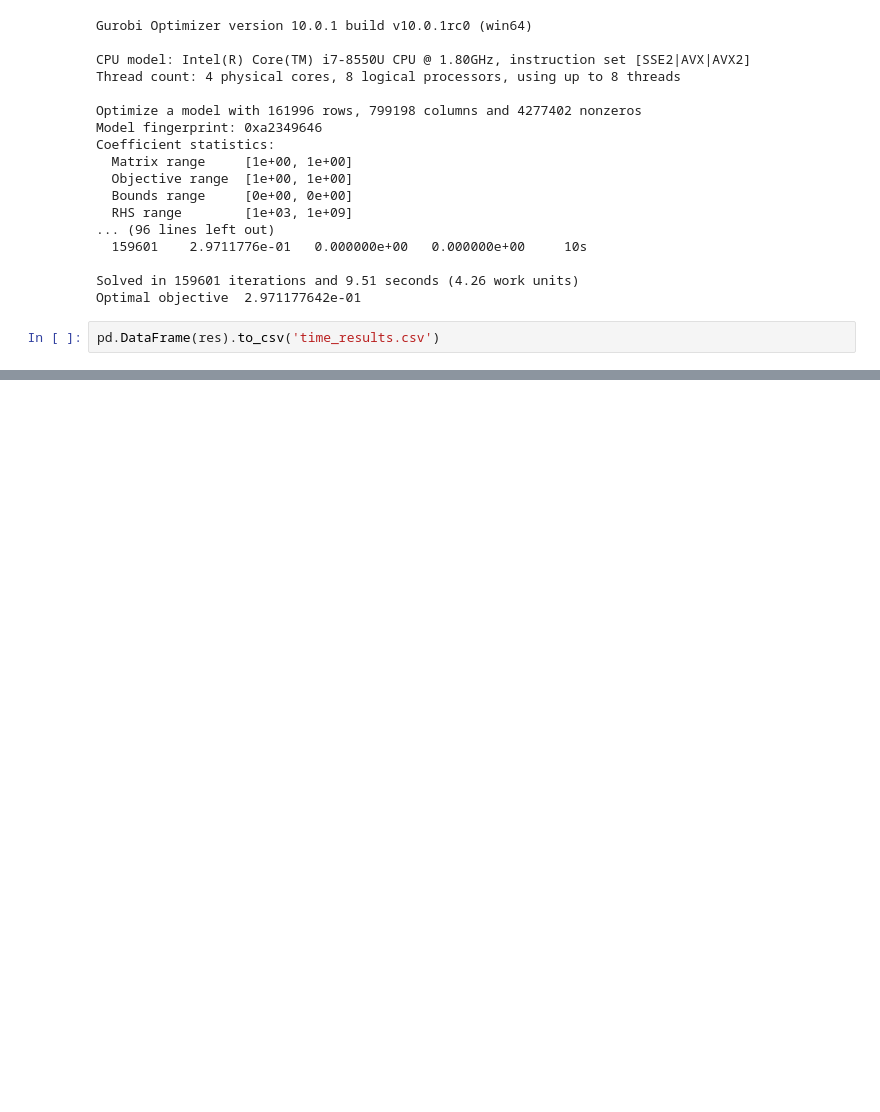
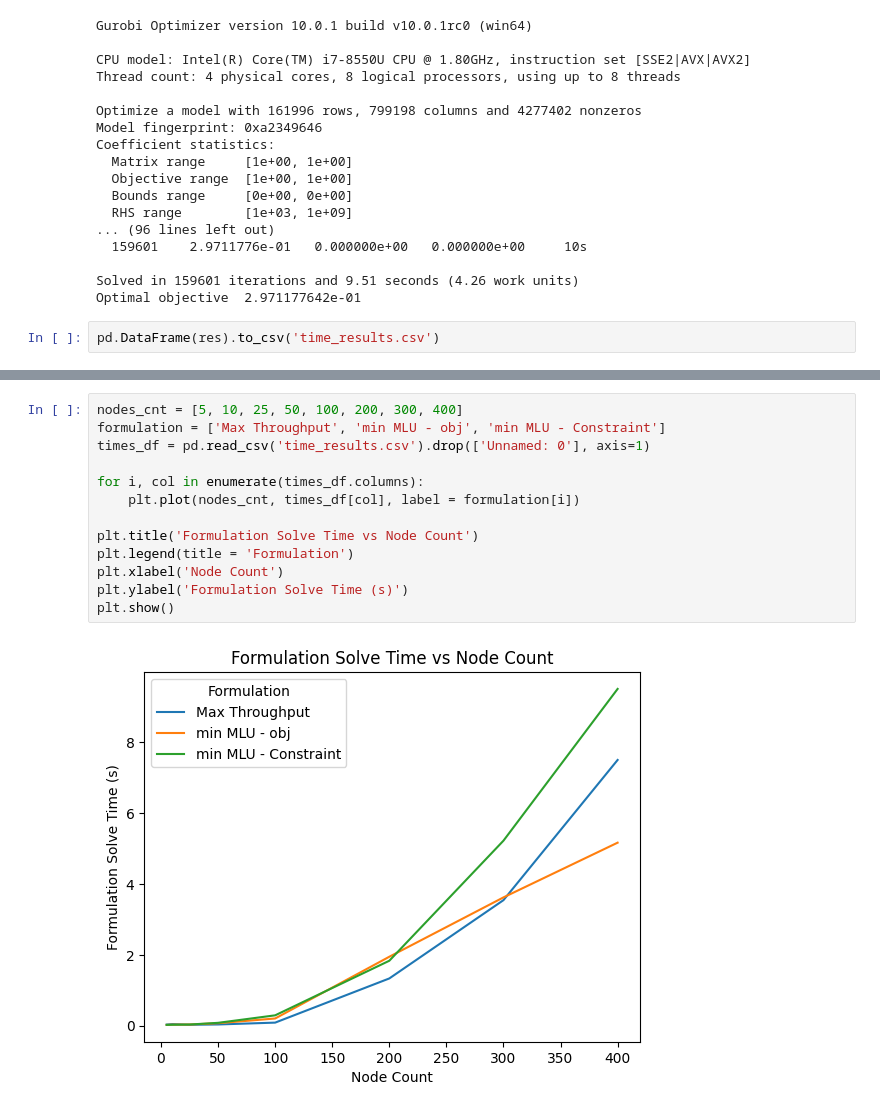
Before and after one commit to benbananas/NetworksFinal, a Jupyter notebook: topologies2.ipynb, the cells around one changed output, grey strips where cells are left out. Saved outputs shown, nothing was run; the diff lists cells and outputs as text; blank space fills up the shorter version.

Commit message:
Added graph for time

```diff
--- a/topologies2.ipynb
+++ b/topologies2.ipynb
@@ -277,0 +290,15 @@ pd.DataFrame(res).to_csv('time_results.csv')
+# %%
+nodes_cnt = [5, 10, 25, 50, 100, 200, 300, 400]
+formulation = ['Max Throughput', 'min MLU - obj', 'min MLU - Constraint']
+times_df = pd.read_csv('time_results.csv').drop(['Unnamed: 0'], axis=1)
+
+for i, col in enumerate(times_df.columns):
+    plt.plot(nodes_cnt, times_df[col], label = formulation[i])
+
+plt.title('Formulation Solve Time vs Node Count')
+plt.legend(title = 'Formulation')
+plt.xlabel('Node Count')
+plt.ylabel('Formulation Solve Time (s)')
+plt.show()
+# %% [output]
+[figure, added]
```
Also changed, not shown: parts of 1 cell of this notebook.
